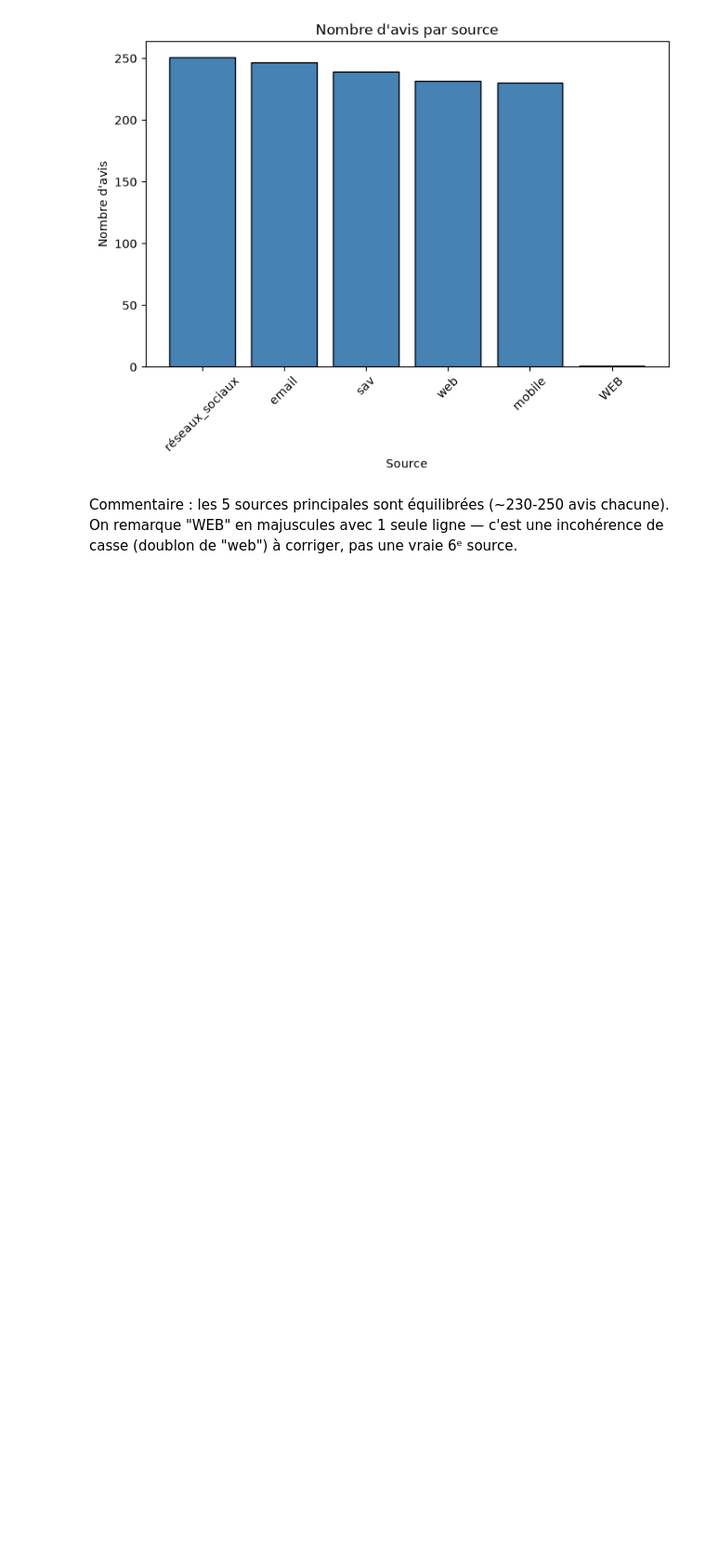
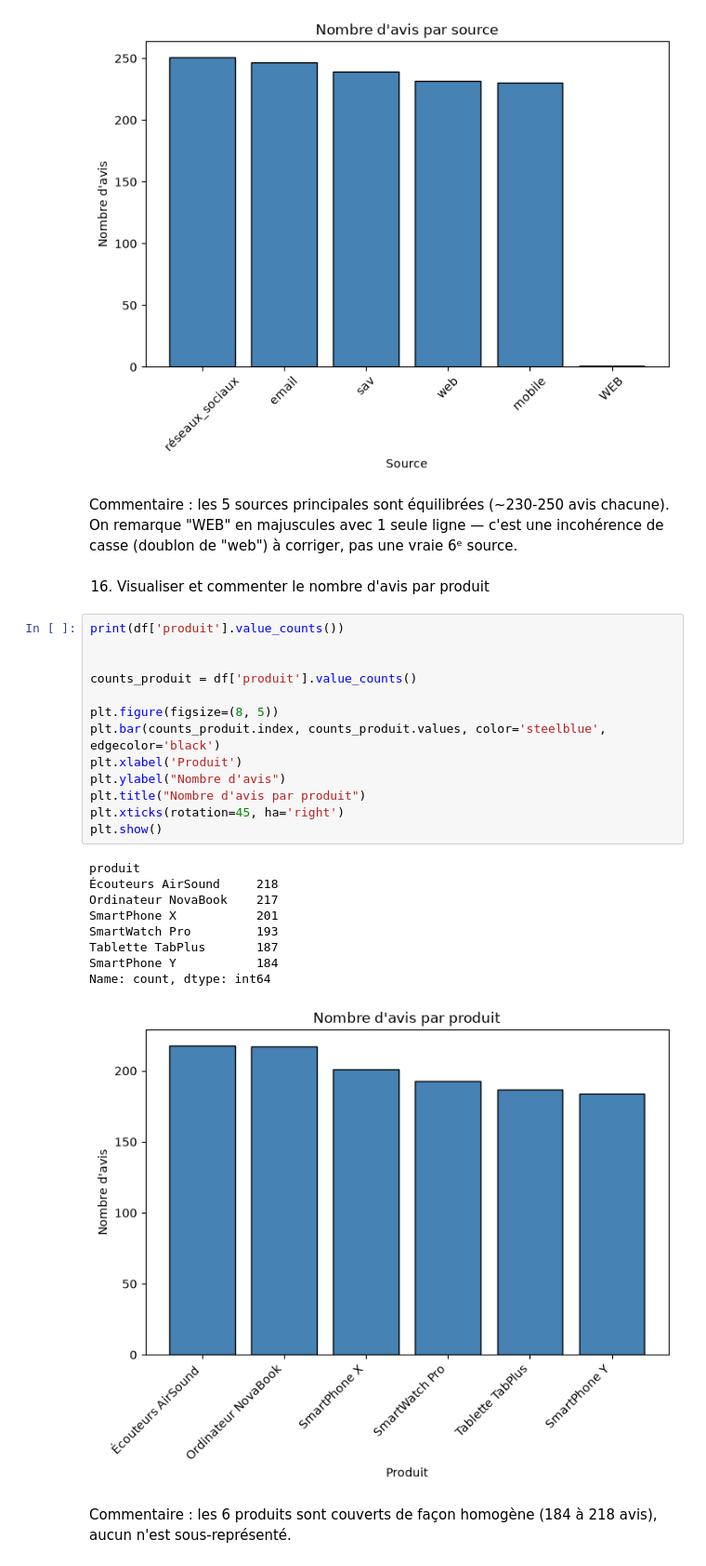
Before and after one commit to yohanfredyh/pr-paration-de-donn-es-textuelles, a Jupyter notebook: notebooks/atelier_prepa_donnees_textuelles.ipynb, the cells around one changed output. Shown at 93% size. Saved outputs shown, nothing was run; the diff lists cells and outputs as text; blank space fills up the shorter version.

Commit message:
visualisation et commentair du nombre d'avis par produit

```diff
--- a/notebooks/atelier_prepa_donnees_textuelles.ipynb
+++ b/notebooks/atelier_prepa_donnees_textuelles.ipynb
@@ -235,3 +235,30 @@ Name: count, dtype: int64
 [figure]
 # %% [markdown]
 Commentaire : les 5 sources principales sont équilibrées (~230-250 avis chacune). On remarque "WEB" en majuscules avec 1 seule ligne — c'est une incohérence de casse (doublon de "web") à corriger, pas une vraie 6ᵉ source.
+# %% [markdown]
+16) Visualiser et commenter le nombre d'avis par produit
+# %%
+print(df['produit'].value_counts())
+
+
+counts_produit = df['produit'].value_counts()
+
+plt.figure(figsize=(8, 5))
+plt.bar(counts_produit.index, counts_produit.values, color='steelblue', edgecolor='black')
+plt.xlabel('Produit')
+plt.ylabel("Nombre d'avis")
+plt.title("Nombre d'avis par produit")
+plt.xticks(rotation=45, ha='right')
+plt.show()
+# %% [output]
+produit
+Écouteurs AirSound     218
+Ordinateur NovaBook    217
+SmartPhone X           201
+SmartWatch Pro         193
+Tablette TabPlus       187
+SmartPhone Y           184
+Name: count, dtype: int64
+[figure, added]
+# %% [markdown]
+Commentaire : les 6 produits sont couverts de façon homogène (184 à 218 avis), aucun n'est sous-représenté.
```
